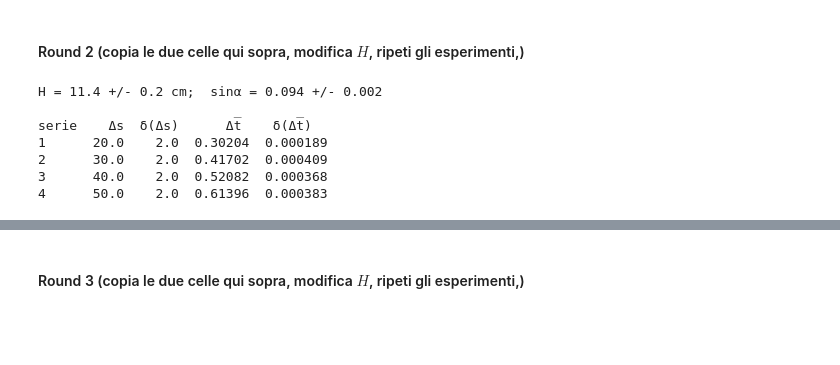
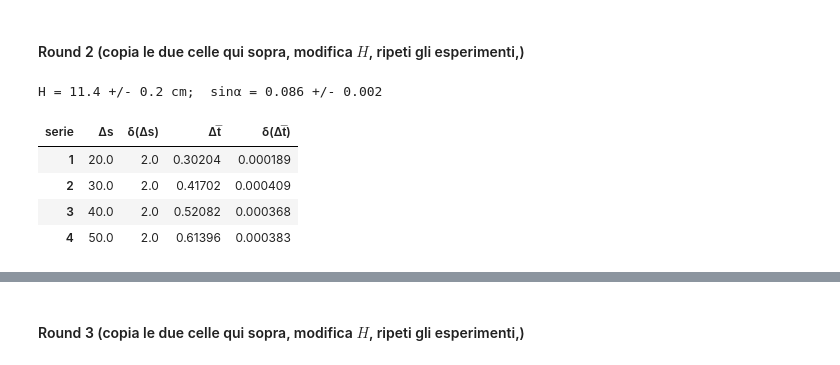
Before and after one commit to CarloLucibello/labgamba, a Jupyter notebook: Esperienza 1: Piano Inclinato/PianoInclinato_v2.0.ipynb, the cells around one changed output, grey strips where cells are left out. Saved outputs shown, nothing was run; the diff lists cells and outputs as text; code cells hidden in the pictures; blank space fills up the shorter version.

```diff
--- a/Esperienza 1: Piano Inclinato/PianoInclinato_v2.0.ipynb
+++ b/Esperienza 1: Piano Inclinato/PianoInclinato_v2.0.ipynb
@@ -337,7 +337,7 @@ v1 = 66.9 +/- 1.0 cm/s,  a = 37.1 +/- 1.2 cm/s^2
 # %%
 h0 = 2.8; h1 = 14.2; δh = 0.1    # altezza della sommità del piano e relativa incertezza [cm]
 H = h1 - h0; δH = 0.2
-L = 121.9; δL=0.1 #???? non abbiamo misurato L
+L = 132.0; δL=0.1
 sinα = H / L;
 δsinα = sqrt( (1/L * δH)**2 + (H/L**2 * δH)**2)
 print('H = %.1f +/- %.1f cm;  sinα = %.3f +/- %.3f\n' % (H,δH,sinα,δsinα))
@@ -370,40 +370,39 @@ print('H = %.1f +/- %.1f cm;  sinα = %.3f +/- %.3f\n' % (H,δH,sinα,δsinα))
     0.6127,
     0.6150,
     0.6144]
 ])
 
 # Inserisci qua le misurazioni di Δs
 Δs = array([
         20.0,
         30.0,
         40.0,
         50.0
     ])
 
 # Inserisci qua gli errori su Δs
 δΔs = array([
         2.0,
         2.0,
         2.0,
         2.0
     ])
 
 n = len(Δt[0])
 Δt̅ = mean(Δt,1)
 δΔt̅ = std(Δt,1) / sqrt(n-1)    #errore sulla media
 
 df = DataFrame({'Δs':Δs, 'δ(Δs)':δΔs, 'Δt̅':Δt̅, 'δ(Δt̅)':δΔt̅})
-df = df[['Δs', 'δ(Δs)', 'Δtδ(Δt̅)']]    #assicura che le colonne siano stampate nell'ordine giusto
+df = df[['Δs', 'δ(Δs)', 'Δt̅','δ(Δt̅)']]    #assicura che le colonne siano stampate nell'ordine giusto
 df.index=df.index+1
 df.columns.name='serie'                    # assegno un nome alla prima colonna
 df.round(3)                                 # stampo la tabella con un massimo di 3 decimali di precisione
-print(df)
+df
 # %% [output]
-H = 11.4 +/- 0.2 cm;  sinα = 0.094 +/- 0.002
-
-serie    Δs  δ(Δs)      Δt̅    δ(Δt̅)
-1      20.0    2.0  0.30204  0.000189
-2      30.0    2.0  0.41702  0.000409
-3      40.0    2.0  0.52082  0.000368
-4      50.0    2.0  0.61396  0.000383
+H = 11.4 +/- 0.2 cm;  sinα = 0.086 +/- 0.002
+| serie | Δs | δ(Δs) | Δt̅ | δ(Δt̅) |
+| 1 | 20.0 | 2.0 | 0.30204 | 0.000189 |
+| 2 | 30.0 | 2.0 | 0.41702 | 0.000409 |
+| 3 | 40.0 | 2.0 | 0.52082 | 0.000368 |
+| 4 | 50.0 | 2.0 | 0.61396 | 0.000383 |
 # %%
```
Also changed, not shown: parts of 5 cells of this notebook.
